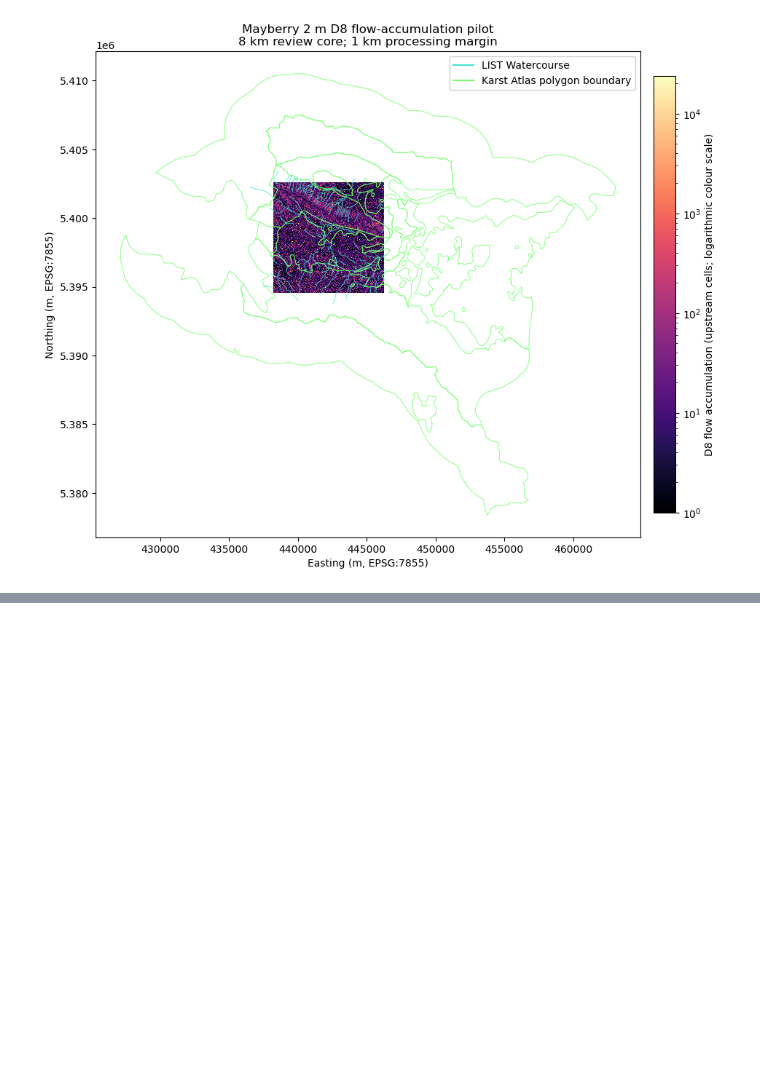
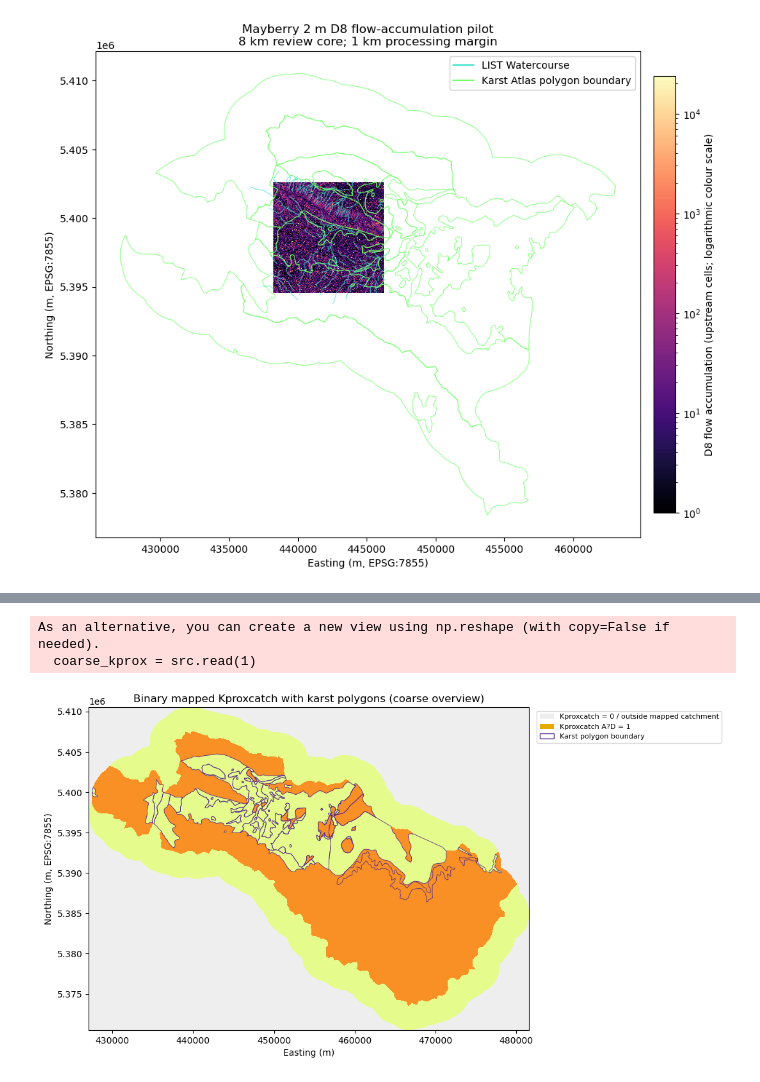
Before and after one commit to University-of-Tasmania-GPSS/AT3_Group3_2026, a Jupyter notebook: notebooks/03alt2_hydrological_connectivity.ipynb, the cells around one changed output, grey strips where cells are left out. Saved outputs shown, nothing was run; the diff lists cells and outputs as text; code cells hidden in the pictures; blank space fills up the shorter version.

```diff
--- a/notebooks/03alt2_hydrological_connectivity.ipynb
+++ b/notebooks/03alt2_hydrological_connectivity.ipynb
@@ -1000,0 +1369,71 @@ Total WhiteboxTools time: 2.0 seconds (0.03 minutes)
+# %%
+import matplotlib.pyplot as plt
+import geopandas as gpd
+from matplotlib.patches import Patch
+import rasterio
+import numpy as np
+from pathlib import Path
+import os
+import pandas as pd
+
+# Resolve the output folder independently so this overview works after a kernel restart.
+working_dir = Path.cwd()
+project_root = working_dir.parent if working_dir.name == "notebooks" else working_dir
+data_dir_value = os.environ.get("AT3_DATA_DIR")
+if not data_dir_value:
+    env_file = project_root / ".env"
+    if env_file.exists():
+        for line in env_file.read_text(encoding="utf-8-sig").splitlines():
+            entry = line.strip()
+            if entry.startswith("AT3_DATA_DIR="):
+                data_dir_value = entry.split("=", 1)[1].strip().strip("\"").strip("'")
+                break
+data_path = Path(data_dir_value).expanduser() if data_dir_value else project_root / "data"
+if not data_path.is_absolute():
+    data_path = (project_root / data_path).resolve()
+output_path = data_path / "Output_data"
+karst_atlas_path = output_path / "karst_mc_susceptibility_EPSG7855.gpkg"
+# Display the existing coarse-grid Kprox raster for a readable regional overview.
+# The separate connectivity mask remains on the exact 2 m grid for D8 routing.
+coarse_kprox_path = output_path / "kproxcatch_presence_mc_EPSG7855_alt2.tif"
+if not coarse_kprox_path.is_file():
+    raise FileNotFoundError(f"Coarse Kproxcatch raster not found: {coarse_kprox_path}")
+with rasterio.open(coarse_kprox_path) as src:
+    coarse_kprox = src.read(1)
+    map_crs = src.crs
+    map_bounds = src.bounds
+coarse_nodata = src.nodata
+coarse_display = np.ma.masked_equal(coarse_kprox, coarse_nodata) if coarse_nodata is not None else np.ma.masked_invalid(coarse_kprox)
+karst_plot = gpd.read_file(karst_atlas_path)
+if karst_plot.crs is None or "karst_intensity" not in karst_plot.columns:
+    raise ValueError("Karst Atlas layer must have a CRS and karst_intensity field")
+karst_plot = karst_plot.loc[
+    karst_plot.geometry.notna() & ~karst_plot.geometry.is_empty
+    & (pd.to_numeric(karst_plot["karst_intensity"], errors="coerce") > 0)
+].copy()
+# Simplify display geometries only; source vectors and raster masks are unchanged.
+karst_plot.geometry = karst_plot.geometry.simplify(25, preserve_topology=True)
+if karst_plot.crs != map_crs:
+    karst_plot = karst_plot.to_crs(map_crs)
+
+left, bottom, right, top = map_bounds
+fig, ax = plt.subplots(figsize=(11, 8))
+ax.set_facecolor("#eeeeee")  # 0 = no mapped Kproxcatch polygon
+ax.imshow(coarse_display, extent=(left, right, bottom, top), origin="upper", cmap="Wistia", vmin=0, vmax=1, interpolation="nearest", alpha=0.85, zorder=1)
+karst_plot.boundary.plot(ax=ax, color="#542788", linewidth=0.65, alpha=0.9, zorder=2)
+ax.set_xlim(left, right)
+ax.set_ylim(bottom, top)
+ax.legend(handles=[Patch(facecolor="#eeeeee", label="Kproxcatch = 0 / outside mapped catchment"),
+                   Patch(facecolor="#e6ab02", label="Kproxcatch A?D = 1"),
+                   Patch(facecolor="none", edgecolor="#542788", label="Karst polygon boundary")],
+          loc="upper left", bbox_to_anchor=(1.01, 1), fontsize=8)
+ax.set_title("Binary mapped Kproxcatch with karst polygons (coarse overview)")
+ax.set_xlabel("Easting (m)")
+ax.set_ylabel(f"Northing (m, {map_crs})")
+ax.set_aspect("equal", adjustable="box")
+fig.subplots_adjust(right=0.75)
+plt.show()
+# %% [output]
+As an alternative, you can create a new view using np.reshape (with copy=False if needed).
+  coarse_kprox = src.read(1)
+[figure, added]
```
Also changed, not shown: parts of 11 cells of this notebook.
